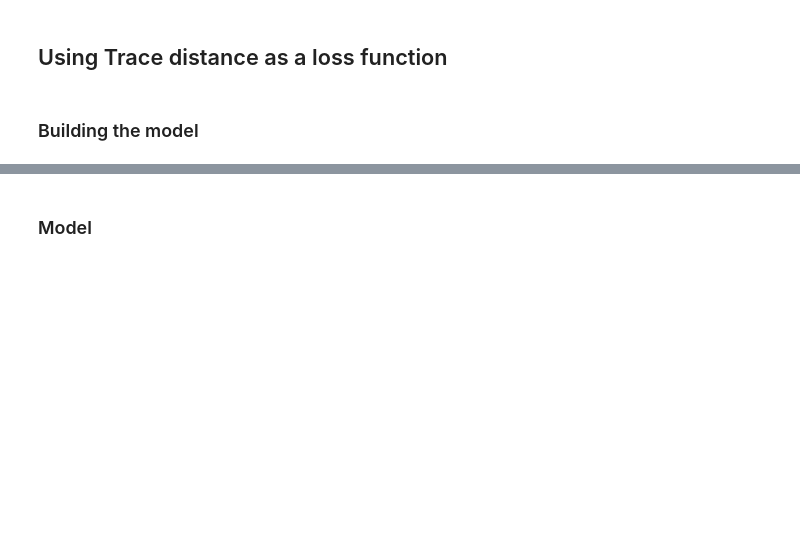
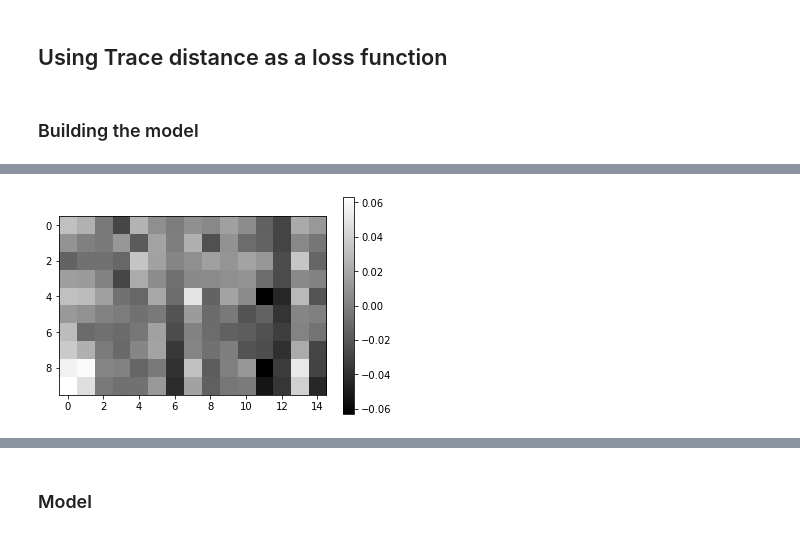
Before and after one commit to nahumsa/DM-Reconstruction, a Jupyter notebook: Reconstruct DM.ipynb, the cells around one changed output, grey strips where cells are left out. Drawn from its saved outputs; the diff is of its cells as text; code cells hidden in the pictures; blank space fills up the shorter version.

```diff
--- a/Reconstruct DM.ipynb
+++ b/Reconstruct DM.ipynb
@@ -280,0 +334,23 @@ def create_2qubit_density_mat(measurements: tf.Variable) -> tf.Variable:
+# %%
+class VariationalAutoEncoder(tf.keras.Model):
+  """Combines the encoder and decoder into an end-to-end model for training."""
+
+  def __init__(self,
+               original_dim,
+               intermediate_dim=64,
+               latent_dim=32,
+               **kwargs):
+    super(VariationalAutoEncoder, self).__init__(**kwargs)
+    self.original_dim = original_dim
+    self.encoder = Encoder(latent_dim=latent_dim,
+                           intermediate_dim=intermediate_dim)
+    self.decoder = Decoder(original_dim, intermediate_dim=intermediate_dim)
+
+  def call(self, inputs):
+    z_mean, z_log_var, z = self.encoder(inputs)
+    reconstructed = self.decoder(z)
+    # Add KL divergence regularization loss.
+    kl_loss = - 0.5 * tf.reduce_mean(
+        z_log_var - tf.square(z_mean) - tf.exp(z_log_var) + 1)
+    self.add_loss(kl_loss)
+    return reconstructed
@@ -280,0 +429,6 @@ def create_2qubit_density_mat(measurements: tf.Variable) -> tf.Variable:
+# %%
+#plt.imshow(vae.predict(X_train[0:1]))
+plt.imshow(vae.predict(X_train[0:10]), cmap="gray");
+plt.colorbar();
+# %% [output]
+[figure, added]
```
Also changed, not shown: parts of 12 cells of this notebook.
